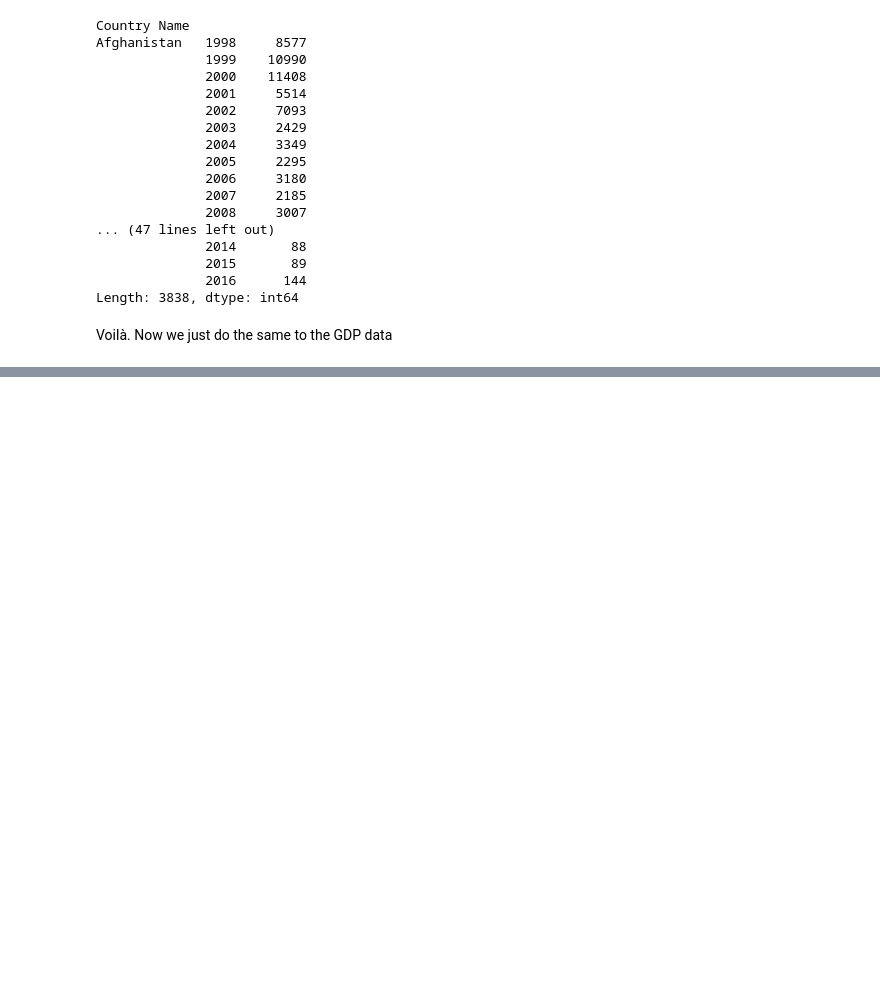
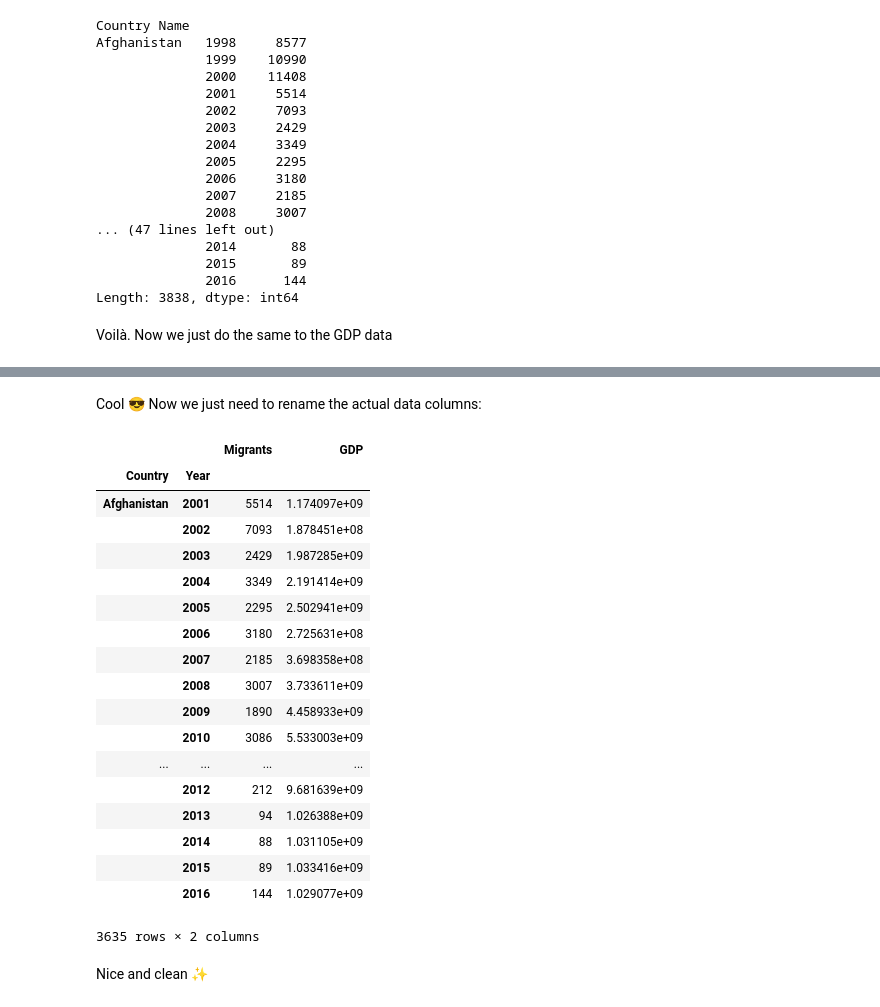
Before and after one commit to crstn/MigrationDataAnalysis, a Jupyter notebook: Migration data analysis.ipynb, the cells around one changed output, grey strips where cells are left out. Cells and saved outputs as stored; diff of their text form; code cells hidden in the pictures; blank space fills up the shorter version.

```diff
--- a/Migration data analysis.ipynb
+++ b/Migration data analysis.ipynb
@@ -241,0 +282,26 @@ ValueError: Length of new names must be 1, got 2
+# %% [markdown]
+Cool 😎 Now we just need to rename the actual data columns:
+# %%
+all_data.rename(index=str, columns={"0_x": "Migrants", "0_y": "GDP"})
+# %% [output]
+|  |  | Migrants | GDP |
+| Country | Year |  |  |
+| Afghanistan | 2001 | 5514 | 1.174097e+09 |
+|  | 2002 | 7093 | 1.878451e+08 |
+|  | 2003 | 2429 | 1.987285e+09 |
+|  | 2004 | 3349 | 2.191414e+09 |
+|  | 2005 | 2295 | 2.502941e+09 |
+|  | 2006 | 3180 | 2.725631e+08 |
+|  | 2007 | 2185 | 3.698358e+08 |
+|  | 2008 | 3007 | 3.733611e+09 |
+|  | 2009 | 1890 | 4.458933e+09 |
+|  | 2010 | 3086 | 5.533003e+09 |
+| ... | ... | ... | ... |
+|  | 2012 | 212 | 9.681639e+09 |
+|  | 2013 | 94 | 1.026388e+09 |
+|  | 2014 | 88 | 1.031105e+09 |
+|  | 2015 | 89 | 1.033416e+09 |
+|  | 2016 | 144 | 1.029077e+09 |
+3635 rows × 2 columns
+# %% [markdown]
+Nice and clean ✨
```
Also changed, not shown: parts of 10 cells of this notebook.
